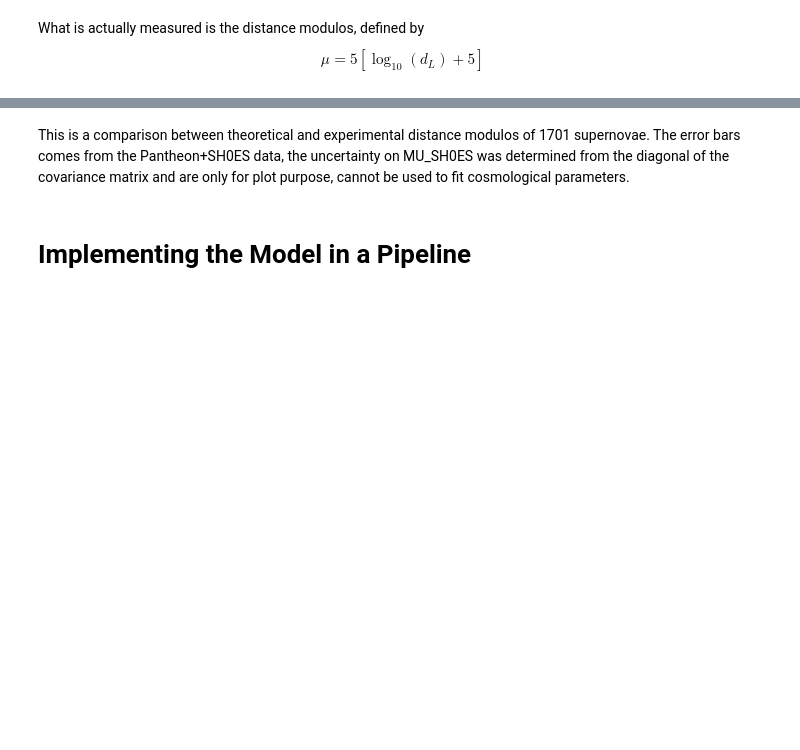
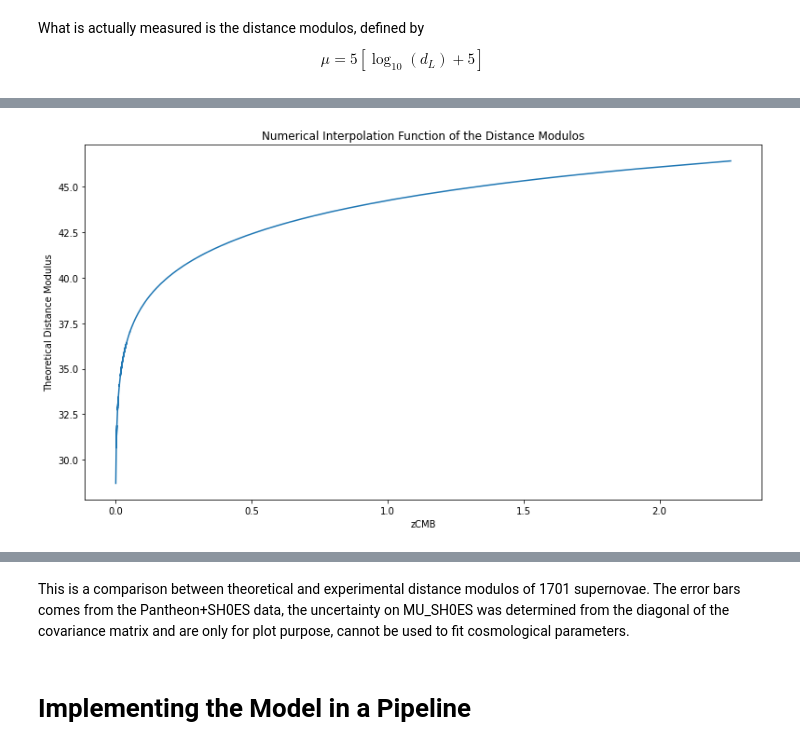
Before and after one commit to dimasjackson/Supernovae-Analysis-with-MCMC, a Jupyter notebook: final_supernovae-analysis-with-mcmc.ipynb, the cells around one changed output, grey strips where cells are left out. Saved outputs shown, nothing was run; the diff lists cells and outputs as text; code cells hidden in the pictures; blank space fills up the shorter version.

```diff
--- a/final_supernovae-analysis-with-mcmc.ipynb
+++ b/final_supernovae-analysis-with-mcmc.ipynb
@@ -85,5 +128,5 @@ len(L)
 # %%
-cLight = 3*10**8 # Speed of light in vacuum
+cLight = 2.997*10**8 # Speed of light in vacuum
 dH = cLight/H0_guess # Hubble length in Mpc
 # %%
 # Calculating the luminosity distance
@@ -116,9 +166,11 @@ mu_model_inter = interp1d(z_list, mu_model, kind='cubic')
 # %%
 # Plot the numerical interpolation function of the theoretical model
 z_var = df['zCMB']
 plt.figure(figsize=(13,7))
 plt.plot(z_var, mu_model_inter(z_var))
-plt.title("Numerical Interpolation Function of the Diatance Modulos")
+plt.title("Numerical Interpolation Function of the Distance Modulos")
 plt.xlabel("zCMB")
 plt.ylabel("Theoretical Distance Modulus")
 plt.savefig('theo_dist.png')
+# %% [output]
+[figure, added]
```
Also changed, not shown: parts of 66 cells of this notebook.
